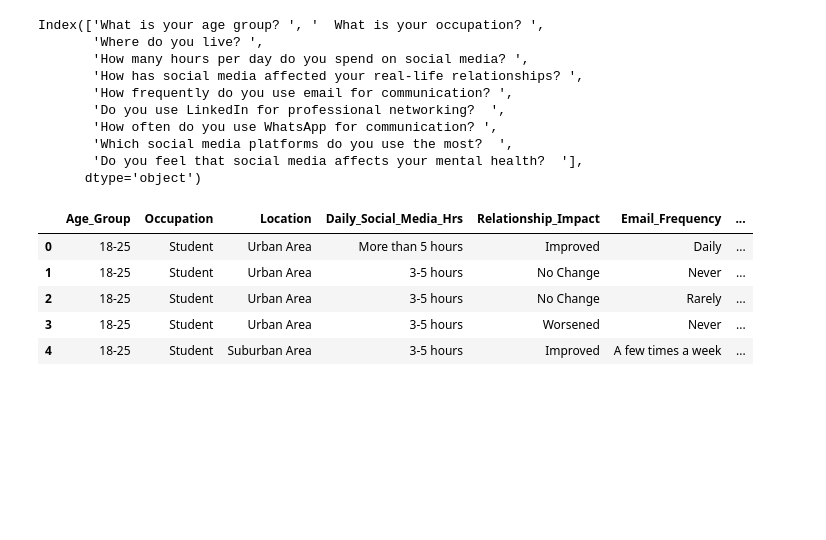
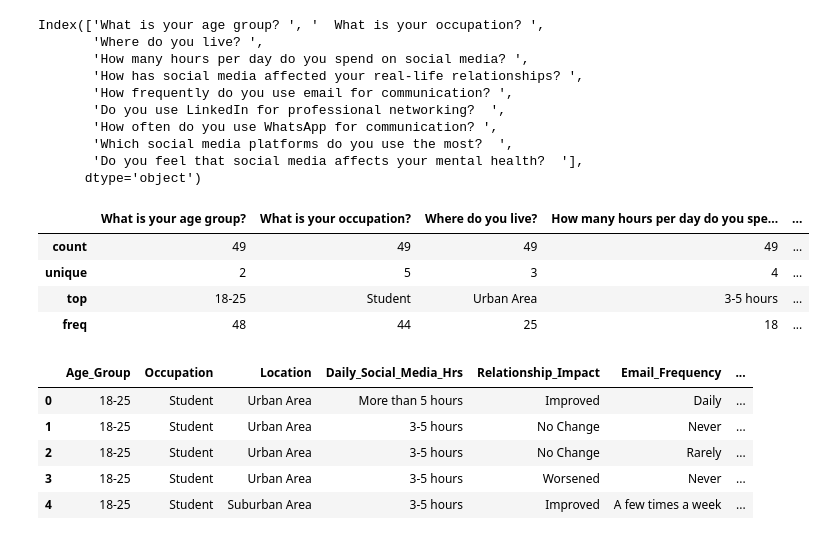
Before and after one commit to abhik-b/Social-Media-Impact-EDA, a Jupyter notebook: social-media-aspect-eda.ipynb, the cells around one changed output. Cells and saved outputs as stored; diff of their text form; code cells hidden in the pictures; blank space fills up the shorter version.

```diff
--- a/social-media-aspect-eda.ipynb
+++ b/social-media-aspect-eda.ipynb
@@ -105,4 +115,12 @@ Index(['What is your age group? ', '  What is your occupation? ',
        'Which social media platforms do you use the most?  ',
        'Do you feel that social media affects your mental health?  '],
       dtype='object')
+# %%
+df.describe(include='all')
+# %% [output]
+|  | What is your age group? | What is your occupation? | Where do you live? | How many hours per day do you spe... | ... |
+| count | 49 | 49 | 49 | 49 | ... |
+| unique | 2 | 5 | 3 | 4 | ... |
+| top | 18-25 | Student | Urban Area | 3-5 hours | ... |
+| freq | 48 | 44 | 25 | 18 | ... |
 # %%
```
Also changed, not shown: parts of 38 cells of this notebook.
